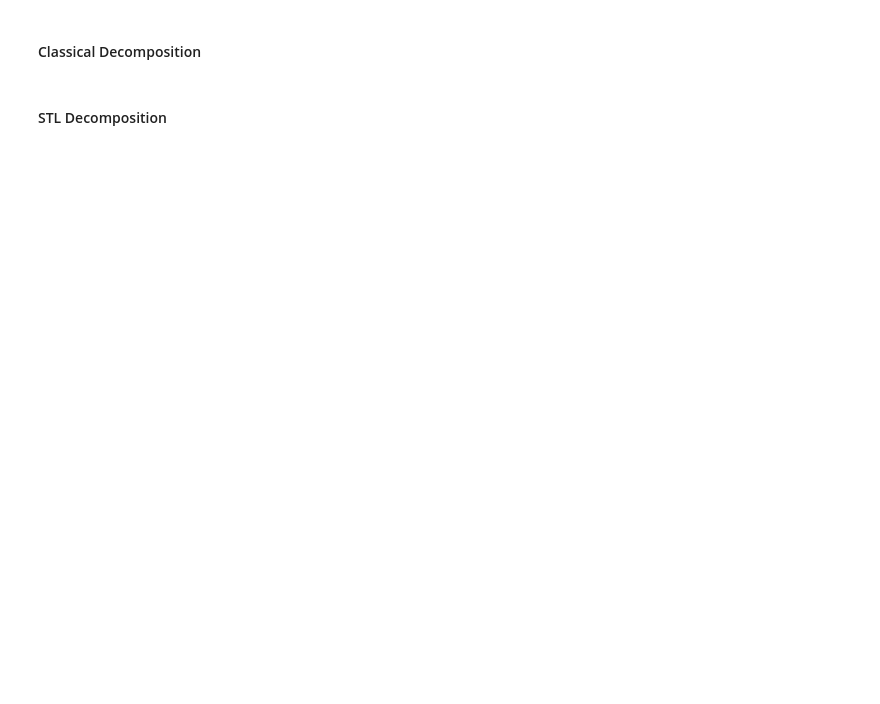
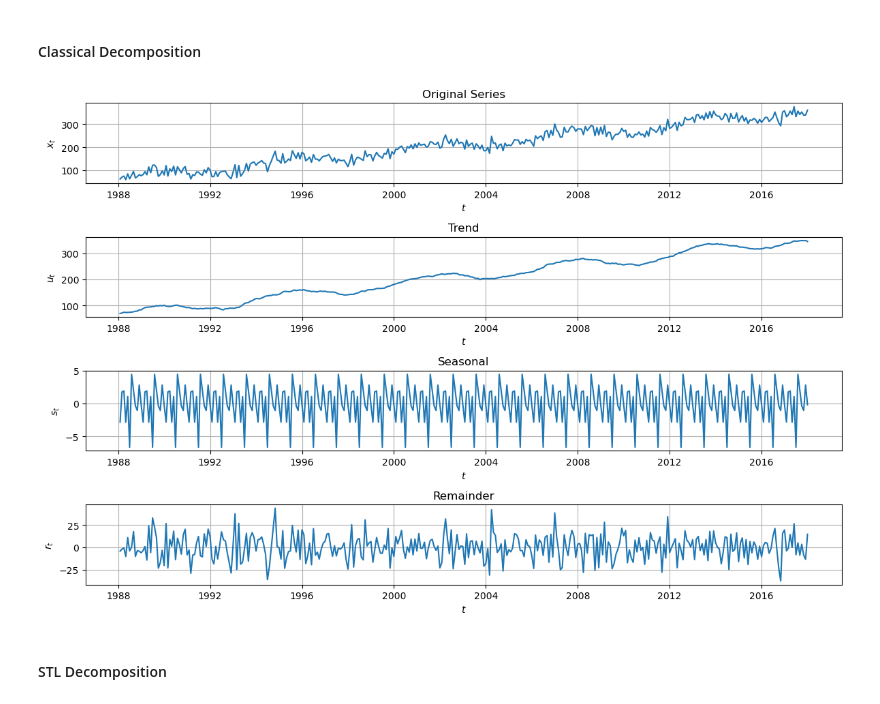
Before and after one commit to Rishabh-HSLU/HSLU_Time_Series_Analysis, a Jupyter notebook: rish/Exercise_2.ipynb, the cells around one changed output. Cells and saved outputs as stored; diff of their text form; code cells hidden in the pictures; blank space fills up the shorter version.

```diff
--- a/rish/Exercise_2.ipynb
+++ b/rish/Exercise_2.ipynb
@@ -249,4 +52,53 @@ time_plot(samples, signal)
 # %% [markdown]
 #### Classical Decomposition
+# %%
+
+df = pd.DataFrame({'Sales': signal})
+df.index = pd.date_range(start='1988-01-01', periods=n_steps, freq='ME')
+
+# Detrend series
+df['Trend'] = df['Sales'].rolling(window=12, center=True, min_periods=1).mean()
+df['Detrended'] = df['Sales'] - df['Trend']
+# Calculate the seasonal components using period adjusted averages
+df['Month'] = df.index.month
+seasonal_avg = df.groupby('Month')['Detrended'].mean()
+# Adjust seasonal components
+seasonal_avg_adjusted = seasonal_avg - seasonal_avg.mean()
+# Repeat the seasonal component values for each period
+df['Seasonal'] = df['Month'].map(seasonal_avg_adjusted)
+# Deseasonalize detrended series
+df['Remainder'] = df['Detrended'] - df['Seasonal']
+
+fig, [ax1, ax2, ax3, ax4] = get_figure(4, 1, figsize=(12, 8))
+time_plot(
+    x=df.index,
+    y=df['Sales'],
+    title='Original Series',
+    ax=ax1
+)
+time_plot(
+    x=df.index,
+    y=df['Trend'],
+    title='Trend',
+    ax=ax2,
+    ylabel='$u_t$',
+)
+time_plot(
+    x=df.index,
+    y=df['Seasonal'],
+    title='Seasonal',
+    ax=ax3,
+    ylabel='$s_t$',
+)
+time_plot(
+    x=df.index,
+    y=df['Remainder'],
+    title='Remainder',
+    ax=ax4,
+    ylabel='$r_t$',
+)
+fig.tight_layout()
+# %% [output]
+[figure, added]
 # %% [markdown]
 #### STL Decomposition
```
Also changed, not shown: parts of 5 cells of this notebook, 1 other file.
